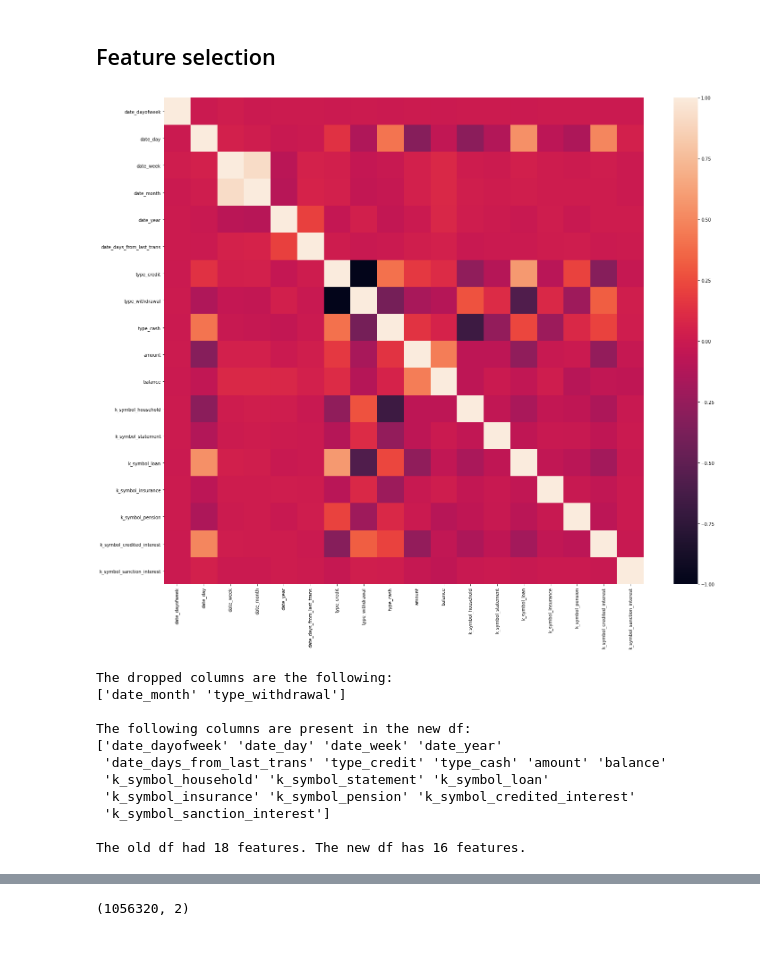
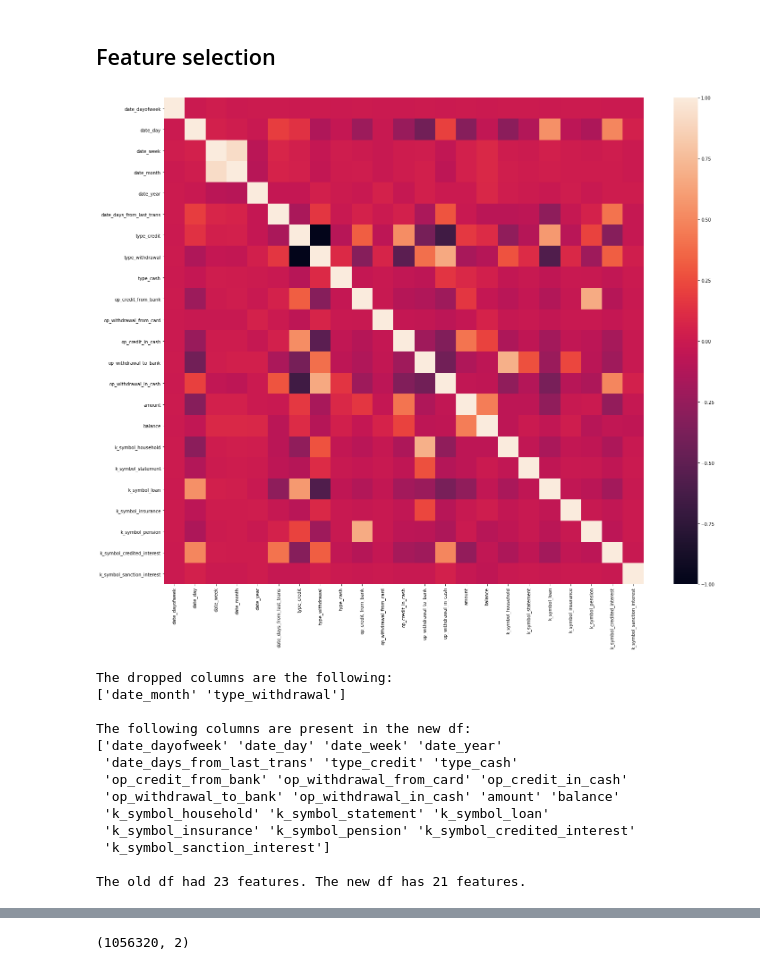
Before and after one commit to tfranza/ibotta_fraud, a Jupyter notebook: data/data_analysis/data_analysis_transactions.ipynb, the cells around one changed output, grey strips where cells are left out. Drawn from its saved outputs; the diff is of its cells as text; code cells hidden in the pictures.

```diff
--- a/data/data_analysis/data_analysis_transactions.ipynb
+++ b/data/data_analysis/data_analysis_transactions.ipynb
@@ -283,3 +259,0 @@ Same reasoning that was done for 'Credit Card Withdrawal' value, can be done wit
-# %%
-df = df.drop(columns=['operation'])
-df
@@ -302,0 +260,13 @@ Since all semantics for the operation field have been stored into the other type
+# %%
+field_name = 'operation'
+
+one_hot = pd.get_dummies(df[field_name], prefix=field_name)
+one_hot.columns = ['op_credit_from_bank', 'op_withdrawal_from_card', 'op_credit_in_cash', 'op_withdrawal_to_bank', 'op_withdrawal_in_cash']
+for column in one_hot.columns:
+    df.insert(
+        df.columns.get_loc(field_name),
+        column.lower(),
+        one_hot[column]
+    )
+df = df.drop(columns=[field_name])
+df
@@ -478,6 +463,6 @@ transactions_per_account.sort_values().plot.hist(bins=100)
 [figure]
 # %%
 accounts = df['account_id']
-df = df.drop(columns=['account_id'])
+#df = df.drop(columns=['account_id'])
 df
 # %% [output]
@@ -497,0 +485,3 @@ df
+# %%
+df_small = df.drop(columns=['date', 'account_id'])
+df_small
@@ -500,42 +505,46 @@ df
 # %%
 import matplotlib.pyplot as plt
 import seaborn as sns
 
 plt.figure(figsize=(24,20))
-cor = df.corr(method='pearson')
+cor = df_small.corr(method='pearson')
 sns.heatmap(cor)
 plt.show()
 # %% [output]
-[figure, old version]
+[figure, new version]
 # %%
-keep_columns = list(range(len(df.columns)))
+threshold = 0.9
+
+keep_columns = list(range(len(df_small.columns)))
 drop_columns = []
 for i in keep_columns[:-1]:
     for j in keep_columns[i+1:]:
-        if np.abs(cor.iloc[i,j]) >= 0.85:
+        if np.abs(cor.iloc[i,j]) >= threshold:
             if j in keep_columns:
                 drop_columns.append(j)
 
 keep_columns = [col for col in keep_columns if col not in drop_columns]
 
-selected_columns_pearson = df.columns.values[keep_columns]
-dropped_columns_pearson = df.columns.values[drop_columns]
+selected_columns_pearson = df_small.columns.values[keep_columns]
+dropped_columns_pearson = df_small.columns.values[drop_columns]
 
-df_pearson = df[selected_columns_pearson]
+df_pearson_small = df_small[selected_columns_pearson]
 print('\nThe dropped columns are the following:')
 print(dropped_columns_pearson)
 print('\nThe following columns are present in the new df:')
 print(selected_columns_pearson)
-print(f'\nThe old df had {df.shape[1]} features. The new df has {df_pearson.shape[1]} features.')
+print(f'\nThe old df had {df_small.shape[1]} features. The new df has {df_pearson_small.shape[1]} features.')
 # %% [output]
 The dropped columns are the following:
 ['date_month' 'type_withdrawal']
 
 The following columns are present in the new df:
 ['date_dayofweek' 'date_day' 'date_week' 'date_year'
- 'date_days_from_last_trans' 'type_credit' 'type_cash' 'amount' 'balance'
+ 'date_days_from_last_trans' 'type_credit' 'type_cash'
+ 'op_credit_from_bank' 'op_withdrawal_from_card' 'op_credit_in_cash'
+ 'op_withdrawal_to_bank' 'op_withdrawal_in_cash' 'amount' 'balance'
  'k_symbol_household' 'k_symbol_statement' 'k_symbol_loan'
  'k_symbol_insurance' 'k_symbol_pension' 'k_symbol_credited_interest'
  'k_symbol_sanction_interest']
 
-The old df had 18 features. The new df has 16 features.
+The old df had 23 features. The new df has 21 features.
```
Also changed, not shown: parts of 36 cells of this notebook, 1 other file.
